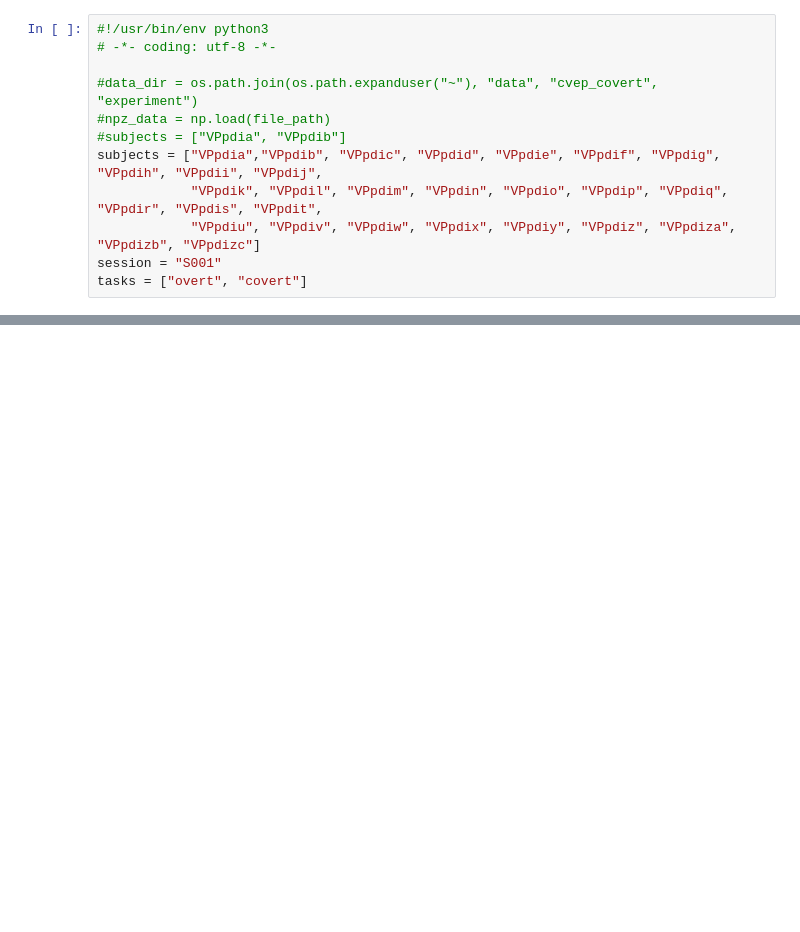
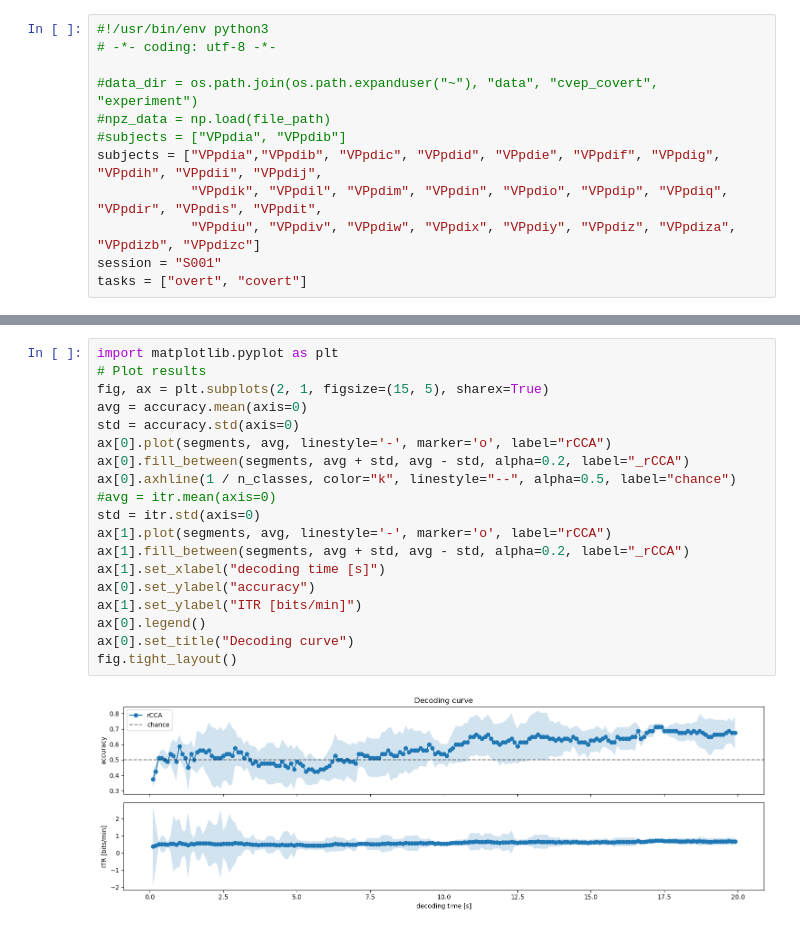
Before and after one commit to rvodila/Decoding-Covert-Attention-2025, a Jupyter notebook: Notebooks/cvep/rcca.ipynb, the cells around one changed output, grey strips where cells are left out. Drawn from its saved outputs; the diff is of its cells as text; blank space fills up the shorter version.

```diff
--- a/Notebooks/cvep/rcca.ipynb
+++ b/Notebooks/cvep/rcca.ipynb
@@ -96,0 +168,21 @@ Average:        overt: 0.995    covert: 0.671
+# %%
+import matplotlib.pyplot as plt
+# Plot results
+fig, ax = plt.subplots(2, 1, figsize=(15, 5), sharex=True)
+avg = accuracy.mean(axis=0)
+std = accuracy.std(axis=0)
+ax[0].plot(segments, avg, linestyle='-', marker='o', label="rCCA")
+ax[0].fill_between(segments, avg + std, avg - std, alpha=0.2, label="_rCCA")
+ax[0].axhline(1 / n_classes, color="k", linestyle="--", alpha=0.5, label="chance")
+#avg = itr.mean(axis=0)
+std = itr.std(axis=0)
+ax[1].plot(segments, avg, linestyle='-', marker='o', label="rCCA")
+ax[1].fill_between(segments, avg + std, avg - std, alpha=0.2, label="_rCCA")
+ax[1].set_xlabel("decoding time [s]")
+ax[0].set_ylabel("accuracy")
+ax[1].set_ylabel("ITR [bits/min]")
+ax[0].legend()
+ax[0].set_title("Decoding curve")
+fig.tight_layout()
+# %% [output]
+[figure, added]
```
Also changed, not shown: parts of 9 cells of this notebook, 12 other files.
